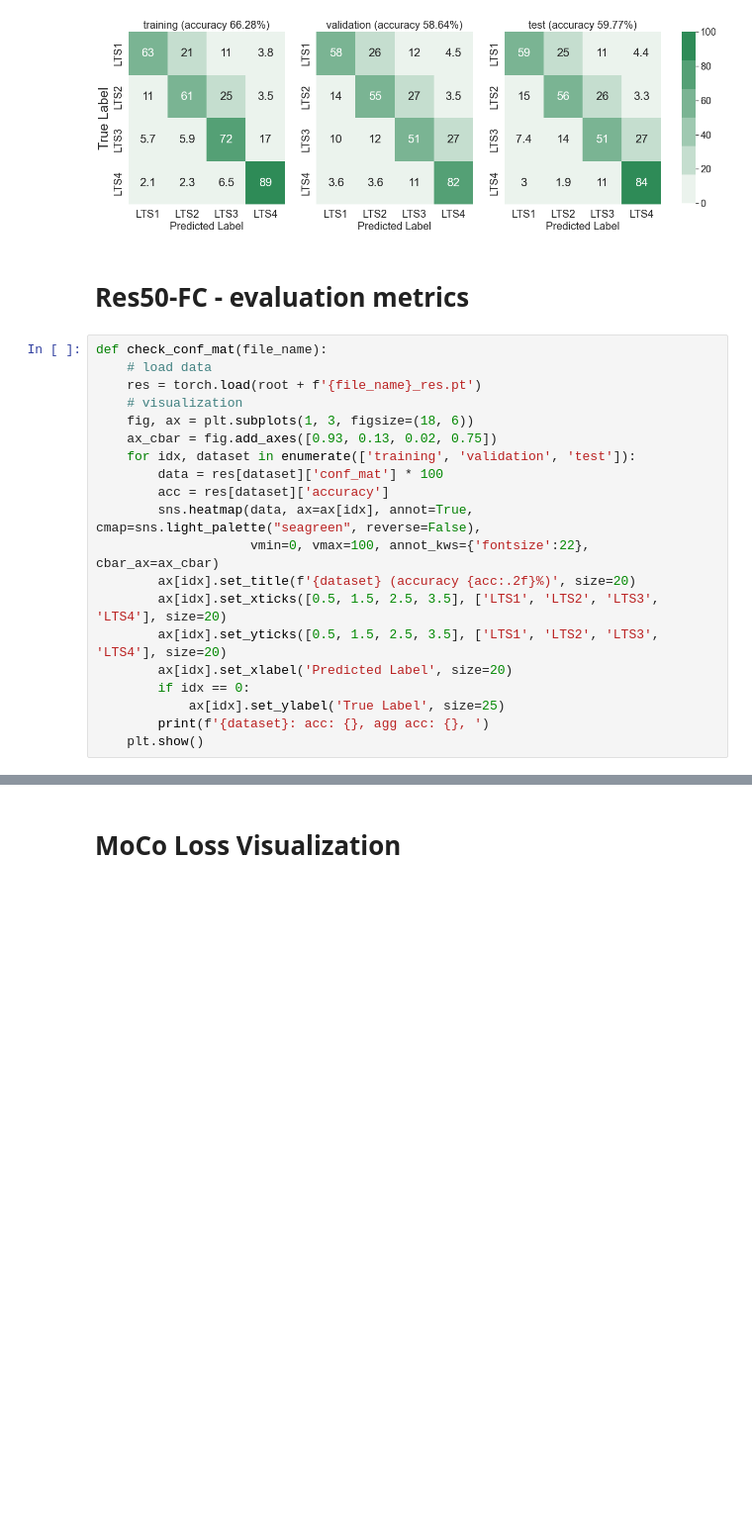
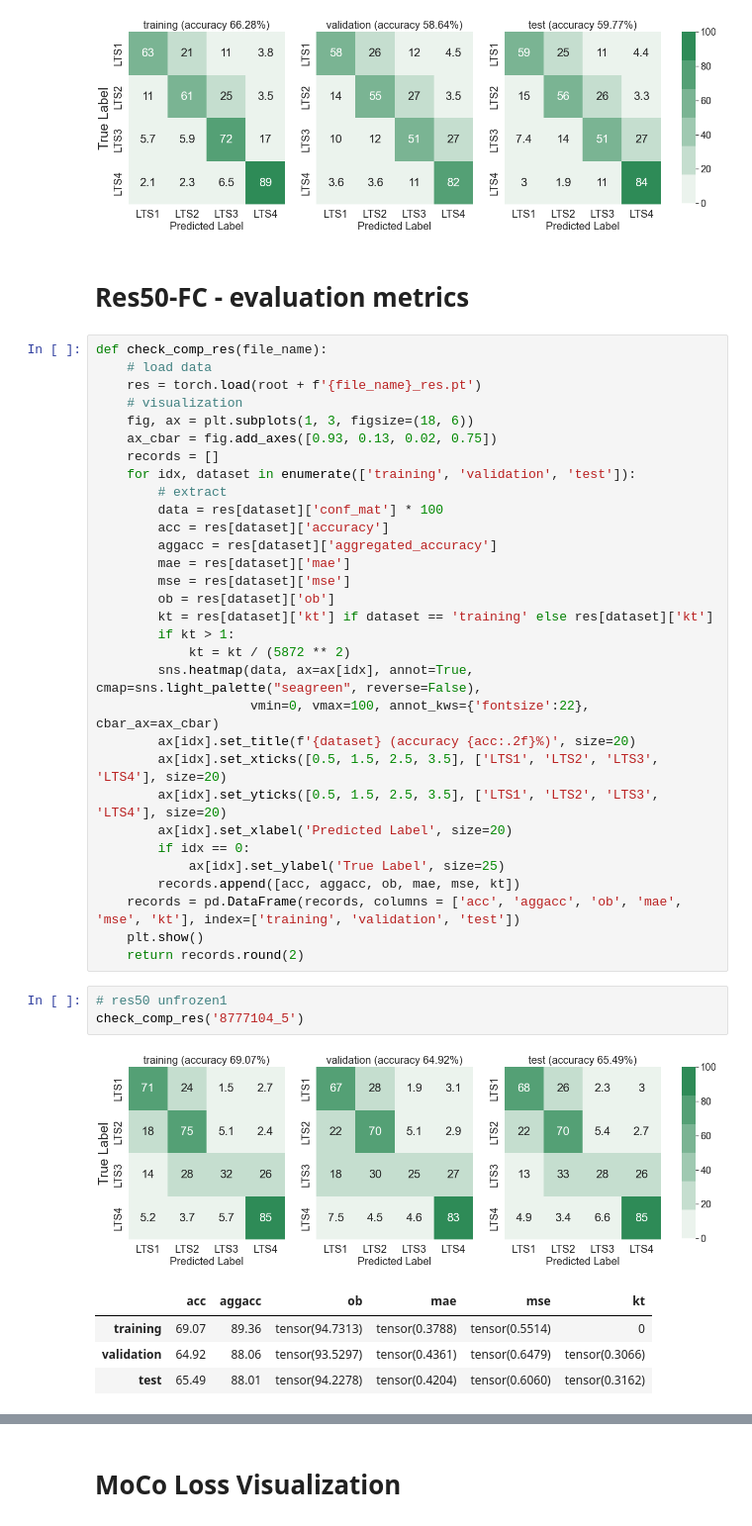
Before and after one commit to lin-bo/AutoLTS, a Jupyter notebook: visualization/res_visual.ipynb, the cells around one changed output, grey strips where cells are left out. Shown at 99% size. Cells and saved outputs as stored; diff of their text form; blank space fills up the shorter version.

```diff
--- a/visualization/res_visual.ipynb
+++ b/visualization/res_visual.ipynb
@@ -99,25 +117,45 @@ check_conf_mat('8524094_14')
 check_conf_mat('8531513_16')
 # %% [output]
 [figure]
-# %% [markdown]
-# Res50-FC - evaluation metrics
-# %%
-def check_conf_mat(file_name):
-    # load data
-    res = torch.load(root + f'{file_name}_res.pt')
-    # visualization
-    fig, ax = plt.subplots(1, 3, figsize=(18, 6))
-    ax_cbar = fig.add_axes([0.93, 0.13, 0.02, 0.75])
-    for idx, dataset in enumerate(['training', 'validation', 'test']):
-        data = res[dataset]['conf_mat'] * 100
-        acc = res[dataset]['accuracy']
-        sns.heatmap(data, ax=ax[idx], annot=True, cmap=sns.light_palette("seagreen", reverse=False),
-                    vmin=0, vmax=100, annot_kws={'fontsize':22}, cbar_ax=ax_cbar)
-        ax[idx].set_title(f'{dataset} (accuracy {acc:.2f}%)', size=20)
-        ax[idx].set_xticks([0.5, 1.5, 2.5, 3.5], ['LTS1', 'LTS2', 'LTS3', 'LTS4'], size=20)
-        ax[idx].set_yticks([0.5, 1.5, 2.5, 3.5], ['LTS1', 'LTS2', 'LTS3', 'LTS4'], size=20)
-        ax[idx].set_xlabel('Predicted Label', size=20)
-        if idx == 0:
-            ax[idx].set_ylabel('True Label', size=25)
-        print(f'{dataset}: acc: {}, agg acc: {}, ')
-    plt.show()
+# %% [markdown]
+# Res50-FC - evaluation metrics
+# %%
+def check_comp_res(file_name):
+    # load data
+    res = torch.load(root + f'{file_name}_res.pt')
+    # visualization
+    fig, ax = plt.subplots(1, 3, figsize=(18, 6))
+    ax_cbar = fig.add_axes([0.93, 0.13, 0.02, 0.75])
+    records = []
+    for idx, dataset in enumerate(['training', 'validation', 'test']):
+        # extract
+        data = res[dataset]['conf_mat'] * 100
+        acc = res[dataset]['accuracy']
+        aggacc = res[dataset]['aggregated_accuracy']
+        mae = res[dataset]['mae']
+        mse = res[dataset]['mse']
+        ob = res[dataset]['ob']
+        kt = res[dataset]['kt'] if dataset == 'training' else res[dataset]['kt']
+        if kt > 1:
+            kt = kt / (5872 ** 2)
+        sns.heatmap(data, ax=ax[idx], annot=True, cmap=sns.light_palette("seagreen", reverse=False),
+                    vmin=0, vmax=100, annot_kws={'fontsize':22}, cbar_ax=ax_cbar)
+        ax[idx].set_title(f'{dataset} (accuracy {acc:.2f}%)', size=20)
+        ax[idx].set_xticks([0.5, 1.5, 2.5, 3.5], ['LTS1', 'LTS2', 'LTS3', 'LTS4'], size=20)
+        ax[idx].set_yticks([0.5, 1.5, 2.5, 3.5], ['LTS1', 'LTS2', 'LTS3', 'LTS4'], size=20)
+        ax[idx].set_xlabel('Predicted Label', size=20)
+        if idx == 0:
+            ax[idx].set_ylabel('True Label', size=25)
+        records.append([acc, aggacc, ob, mae, mse, kt])
+    records = pd.DataFrame(records, columns = ['acc', 'aggacc', 'ob', 'mae', 'mse', 'kt'], index=['training', 'validation', 'test'])
+    plt.show()
+    return records.round(2)
+# %%
+# res50 unfrozen1
+check_comp_res('8777104_5')
+# %% [output]
+[figure, added]
+|  | acc | aggacc | ob | mae | mse | kt |
+| training | 69.07 | 89.36 | tensor(94.7313) | tensor(0.3788) | tensor(0.5514) | 0 |
+| validation | 64.92 | 88.06 | tensor(93.5297) | tensor(0.4361) | tensor(0.6479) | tensor(0.3066) |
+| test | 65.49 | 88.01 | tensor(94.2278) | tensor(0.4204) | tensor(0.6060) | tensor(0.3162) |
```
Also changed, not shown: parts of 18 cells of this notebook, 5 other files.
